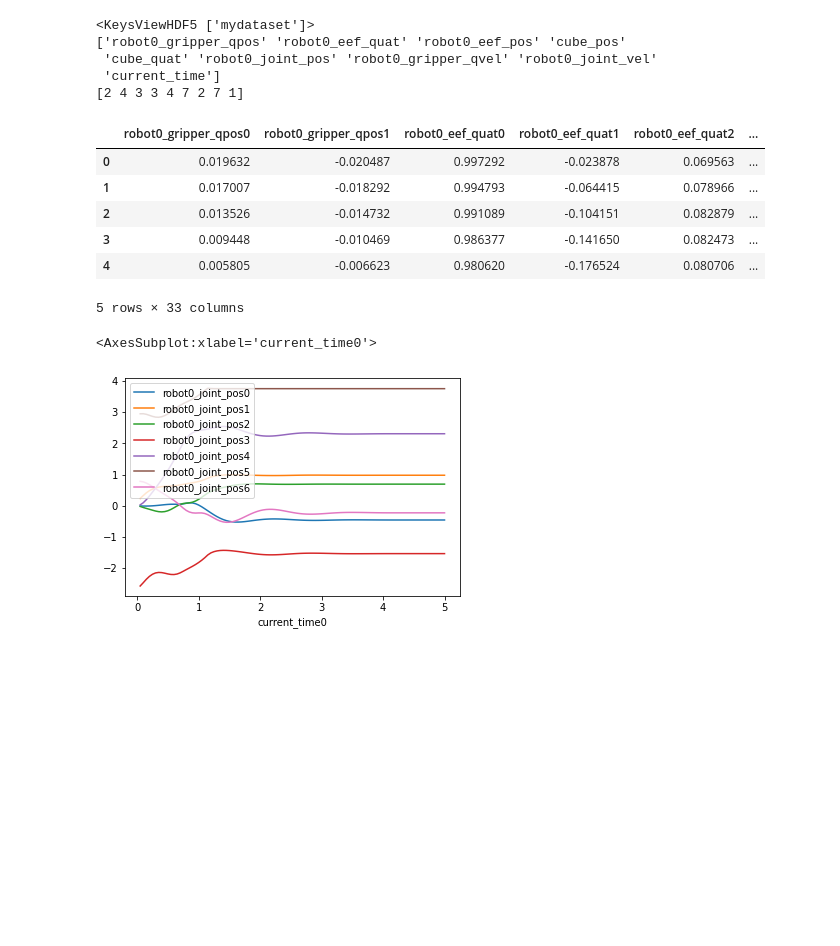
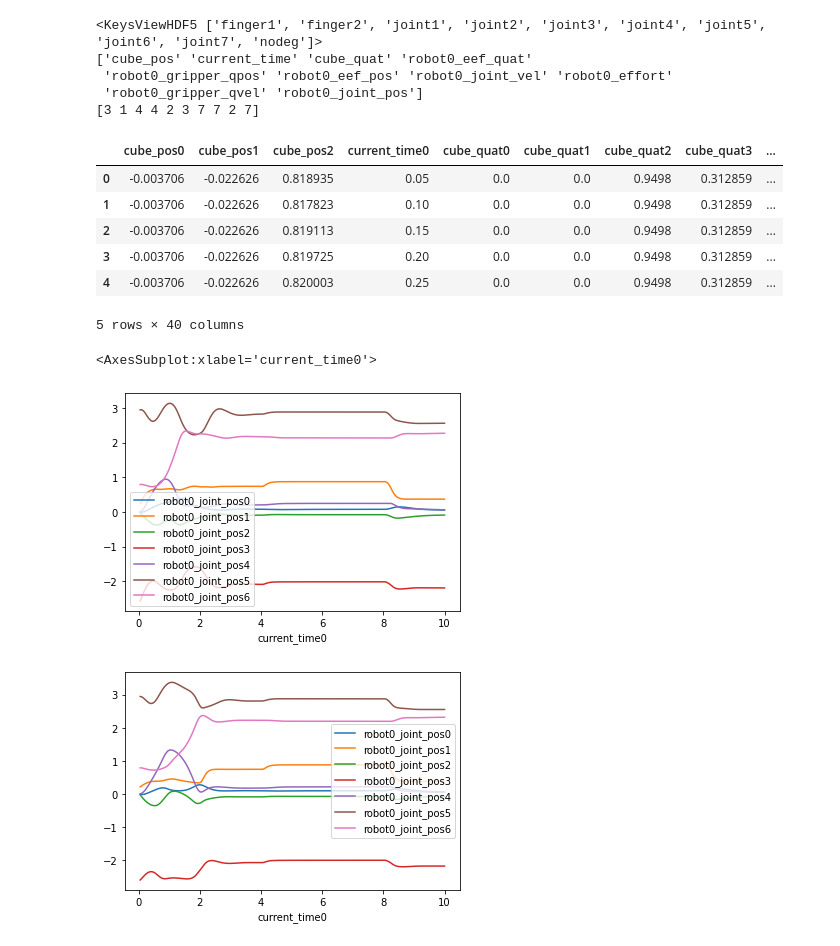
Before and after one commit to jdekarske/3d-robot-prognostics, a Jupyter notebook: somegraphs.ipynb, the cells around one changed output. Drawn from its saved outputs; the diff is of its cells as text; code cells hidden in the pictures; blank space fills up the shorter version.

```diff
--- a/somegraphs.ipynb
+++ b/somegraphs.ipynb
@@ -4,11 +4,12 @@ import matplotlib.pyplot as plt
 import numpy as np
 import pandas as pd
 # %%
-with h5py.File("./out/hello.hdf5") as data:
+with h5py.File("./out/test.hdf5") as data:
     print(data.keys())
     print(data.attrs["header"])
     print(data.attrs["header_dim"])
-    mydata = np.array(data['mydataset'])
+    deg1 = np.array(data['joint1'])
+    deg2 = np.array(data['joint2'])
     header = data.attrs["header"]
     header_dim = data.attrs["header_dim"]
     legend = []
@@ -16,24 +17,27 @@ with h5py.File("./out/hello.hdf5") as data:
         for j in range(header_dim[i]):
             legend.append(key+str(j))
 # %% [output]
-<KeysViewHDF5 ['mydataset']>
-['robot0_gripper_qpos' 'robot0_eef_quat' 'robot0_eef_pos' 'cube_pos'
- 'cube_quat' 'robot0_joint_pos' 'robot0_gripper_qvel' 'robot0_joint_vel'
- 'current_time']
-[2 4 3 3 4 7 2 7 1]
+<KeysViewHDF5 ['finger1', 'finger2', 'joint1', 'joint2', 'joint3', 'joint4', 'joint5', 'joint6', 'joint7', 'nodeg']>
+['cube_pos' 'current_time' 'cube_quat' 'robot0_eef_quat'
+ 'robot0_gripper_qpos' 'robot0_eef_pos' 'robot0_joint_vel' 'robot0_effort'
+ 'robot0_gripper_qvel' 'robot0_joint_pos']
+[3 1 4 4 2 3 7 7 2 7]
 # %%
-df = pd.DataFrame(mydata, columns=legend)
-df.head()
+df1 = pd.DataFrame(deg1, columns=legend)
+df2 = pd.DataFrame(deg2, columns=legend)
+df1.head()
 # %% [output]
-|  | robot0_gripper_qpos0 | robot0_gripper_qpos1 | robot0_eef_quat0 | robot0_eef_quat1 | robot0_eef_quat2 | ... |
-| 0 | 0.019632 | -0.020487 | 0.997292 | -0.023878 | 0.069563 | ... |
-| 1 | 0.017007 | -0.018292 | 0.994793 | -0.064415 | 0.078966 | ... |
-| 2 | 0.013526 | -0.014732 | 0.991089 | -0.104151 | 0.082879 | ... |
-| 3 | 0.009448 | -0.010469 | 0.986377 | -0.141650 | 0.082473 | ... |
-| 4 | 0.005805 | -0.006623 | 0.980620 | -0.176524 | 0.080706 | ... |
+|  | cube_pos0 | cube_pos1 | cube_pos2 | current_time0 | cube_quat0 | cube_quat1 | cube_quat2 | cube_quat3 | ... |
+| 0 | -0.003706 | -0.022626 | 0.818935 | 0.05 | 0.0 | 0.0 | 0.9498 | 0.312859 | ... |
+| 1 | -0.003706 | -0.022626 | 0.817823 | 0.10 | 0.0 | 0.0 | 0.9498 | 0.312859 | ... |
+| 2 | -0.003706 | -0.022626 | 0.819113 | 0.15 | 0.0 | 0.0 | 0.9498 | 0.312859 | ... |
+| 3 | -0.003706 | -0.022626 | 0.819725 | 0.20 | 0.0 | 0.0 | 0.9498 | 0.312859 | ... |
+| 4 | -0.003706 | -0.022626 | 0.820003 | 0.25 | 0.0 | 0.0 | 0.9498 | 0.312859 | ... |
-5 rows × 33 columns
+5 rows × 40 columns
 # %%
-df.plot(x='current_time0', y=['robot0_joint_pos0','robot0_joint_pos1','robot0_joint_pos2','robot0_joint_pos3','robot0_joint_pos4','robot0_joint_pos5','robot0_joint_pos6'])
+df1.plot(x='current_time0', y=['robot0_joint_pos0','robot0_joint_pos1','robot0_joint_pos2','robot0_joint_pos3','robot0_joint_pos4','robot0_joint_pos5','robot0_joint_pos6'])
+df2.plot(x='current_time0', y=['robot0_joint_pos0','robot0_joint_pos1','robot0_joint_pos2','robot0_joint_pos3','robot0_joint_pos4','robot0_joint_pos5','robot0_joint_pos6'])
 # %% [output]
 <AxesSubplot:xlabel='current_time0'>
-[figure, old version]
+[figure, new version]
+[figure, added]
```
Also changed, not shown: 3 other files.
